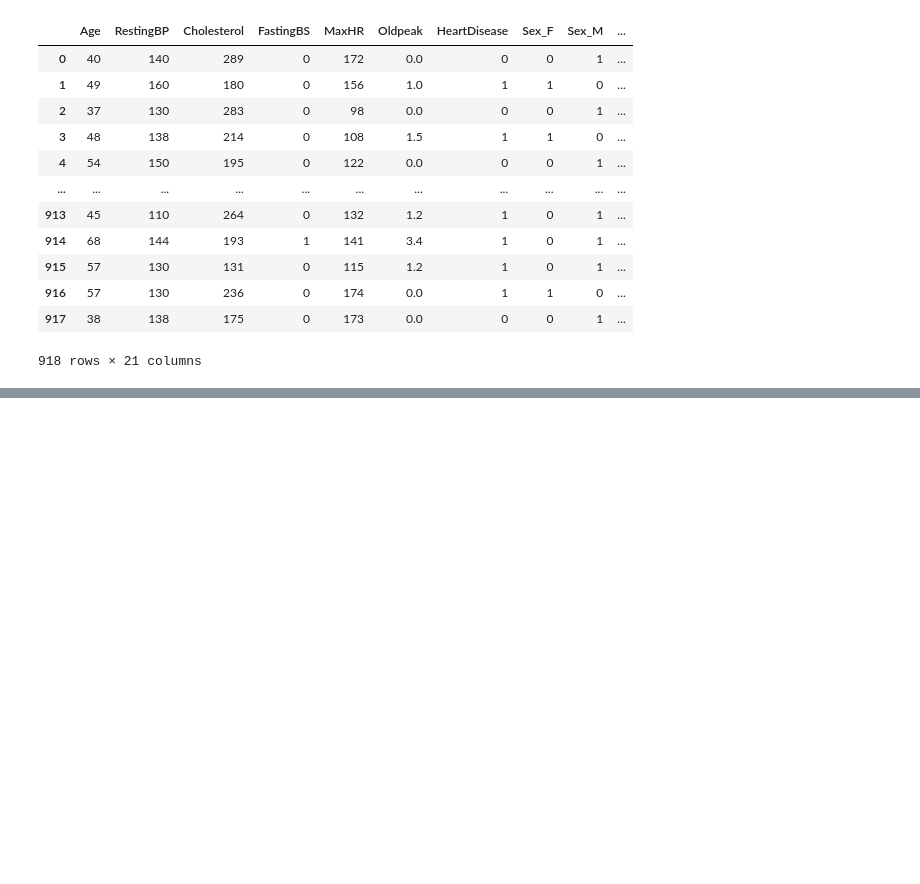
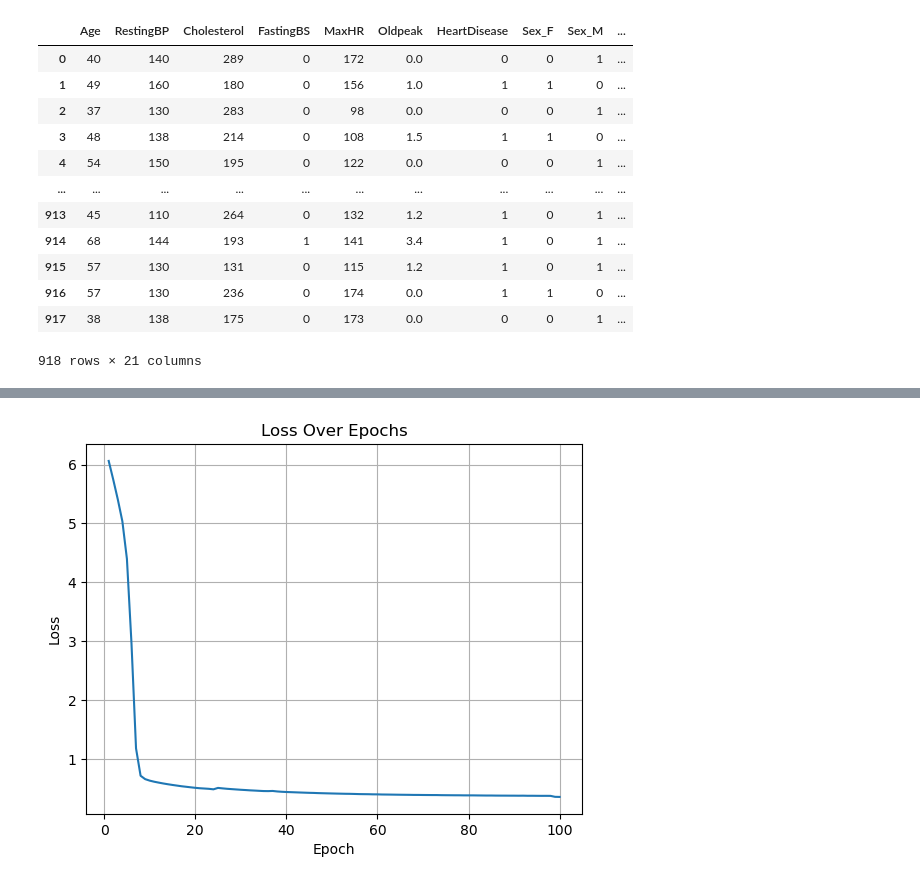
Before and after one commit to MagnusChase03/CS4375.001FinalProject, a Jupyter notebook: FFNN/optimized-code.ipynb, the cells around one changed output, grey strips where cells are left out. Saved outputs shown, nothing was run; the diff lists cells and outputs as text; code cells hidden in the pictures; blank space fills up the shorter version.

Commit message:
adding loss graphs

```diff
--- a/FFNN/optimized-code.ipynb
+++ b/FFNN/optimized-code.ipynb
@@ -113,11 +59,12 @@ best_hyper.values
 # %%
+# layers
 nn = tf.keras.models.Sequential()
 
-nn.add(tf.keras.layers.Dense(units=7, activation="tanh", input_dim=20)) #initial layers
+nn.add(tf.keras.layers.Dense(units=3, activation="tanh", input_dim=20)) #initial layers
 
-nn.add(tf.keras.layers.Dense(units=5, activation="tanh"))
+nn.add(tf.keras.layers.Dense(units=7, activation="tanh"))
 
-nn.add(tf.keras.layers.Dense(units=3, activation="tanh"))
+nn.add(tf.keras.layers.Dense(units=7, activation="tanh"))
 
 nn.add(tf.keras.layers.Dense(units=7, activation="tanh"))
 
@@ -175,0 +123,15 @@ Loss: 0.44045519828796387, Accuracy: 0.8304347991943359
+# %%
+import matplotlib.pyplot as plt
+
+# Extract loss values
+loss_values = fit_model.history['loss']
+
+# Plot the loss over epochs
+plt.plot(range(1, len(loss_values) + 1), loss_values)
+plt.xlabel('Epoch')
+plt.ylabel('Loss')
+plt.title('Loss Over Epochs')
+plt.grid(True)
+plt.show()
+# %% [output]
+[figure, added]
```
Also changed, not shown: parts of 9 cells of this notebook.
